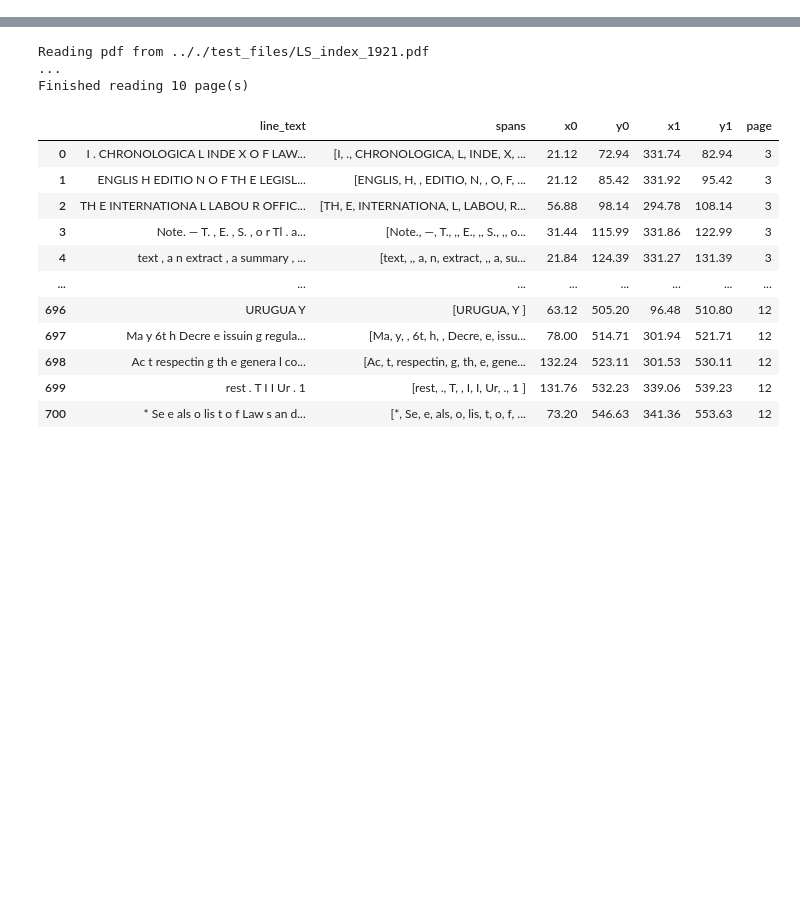
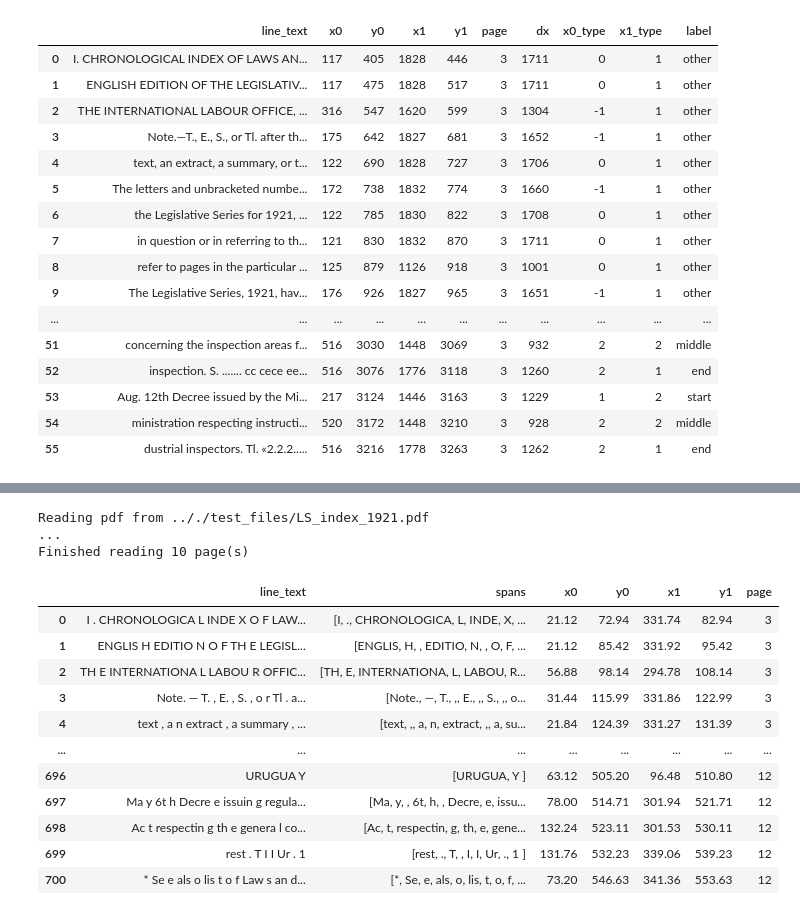
Before and after one commit to jeusa/indexex, a Jupyter notebook: code/index_extraction.ipynb, the cells around one changed output, grey strips where cells are left out. Cells and saved outputs as stored; diff of their text form; code cells hidden in the pictures; blank space fills up the shorter version.

```diff
--- a/code/index_extraction.ipynb
+++ b/code/index_extraction.ipynb
@@ -37,0 +190,20 @@ test_files
+# %%
+l.loc[l["page"]==3]
+# %% [output]
+|  | line_text | x0 | y0 | x1 | y1 | page | dx | x0_type | x1_type | label |
+| 0 | I. CHRONOLOGICAL INDEX OF LAWS AN... | 117 | 405 | 1828 | 446 | 3 | 1711 | 0 | 1 | other |
+| 1 | ENGLISH EDITION OF THE LEGISLATIV... | 117 | 475 | 1828 | 517 | 3 | 1711 | 0 | 1 | other |
+| 2 | THE INTERNATIONAL LABOUR OFFICE, ... | 316 | 547 | 1620 | 599 | 3 | 1304 | -1 | 1 | other |
+| 3 | Note.—T., E., S., or Tl. after th... | 175 | 642 | 1827 | 681 | 3 | 1652 | -1 | 1 | other |
+| 4 | text, an extract, a summary, or t... | 122 | 690 | 1828 | 727 | 3 | 1706 | 0 | 1 | other |
+| 5 | The letters and unbracketed numbe... | 172 | 738 | 1832 | 774 | 3 | 1660 | -1 | 1 | other |
+| 6 | the Legislative Series for 1921, ... | 122 | 785 | 1830 | 822 | 3 | 1708 | 0 | 1 | other |
+| 7 | in question or in referring to th... | 121 | 830 | 1832 | 870 | 3 | 1711 | 0 | 1 | other |
+| 8 | refer to pages in the particular ... | 125 | 879 | 1126 | 918 | 3 | 1001 | 0 | 1 | other |
+| 9 | The Legislative Series, 1921, hav... | 176 | 926 | 1827 | 965 | 3 | 1651 | -1 | 1 | other |
+| ... | ... | ... | ... | ... | ... | ... | ... | ... | ... | ... |
+| 51 | concerning the inspection areas f... | 516 | 3030 | 1448 | 3069 | 3 | 932 | 2 | 2 | middle |
+| 52 | inspection. S. ....... cc cece ee... | 516 | 3076 | 1776 | 3118 | 3 | 1260 | 2 | 1 | end |
+| 53 | Aug. 12th Decree issued by the Mi... | 217 | 3124 | 1446 | 3163 | 3 | 1229 | 1 | 2 | start |
+| 54 | ministration respecting instructi... | 520 | 3172 | 1448 | 3210 | 3 | 928 | 2 | 2 | middle |
+| 55 | dustrial inspectors. Tl. «2.2.2..... | 516 | 3216 | 1778 | 3263 | 3 | 1262 | 2 | 1 | end |
```
Also changed, not shown: parts of 33 cells of this notebook, 4 other files.
